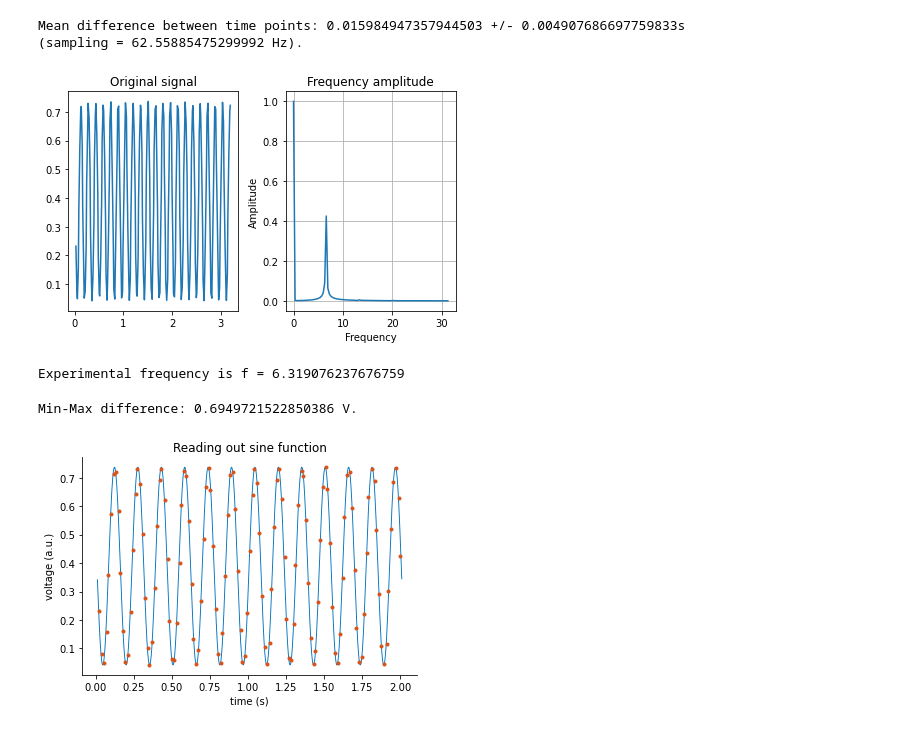
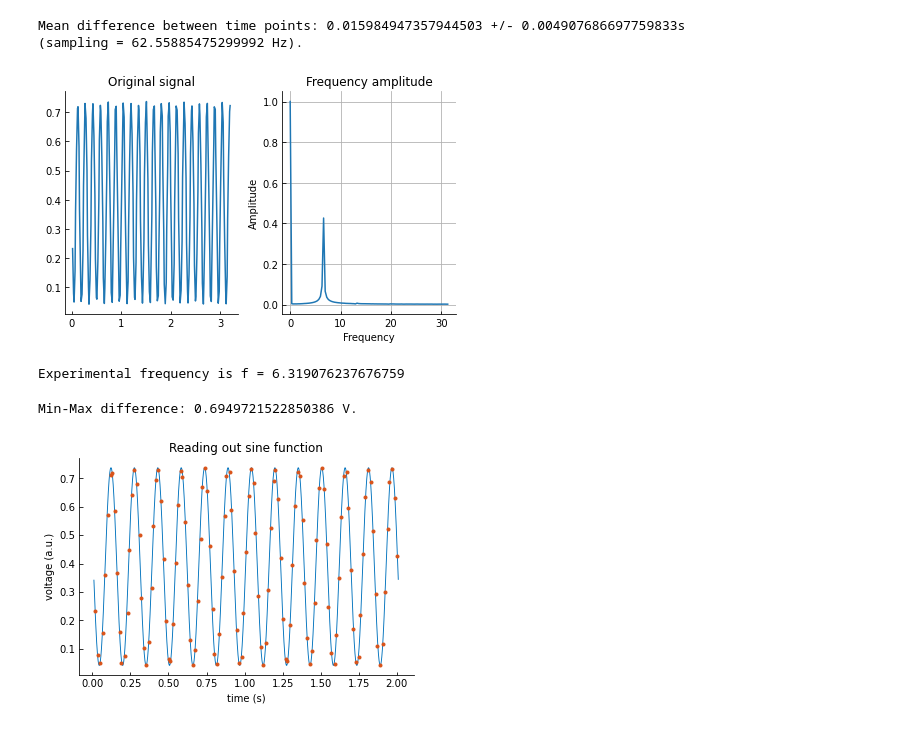
Before and after one commit to mufpga/analysis, a Jupyter notebook: analog_input.ipynb, the cells around one changed output. Saved outputs shown, nothing was run; the diff lists cells and outputs as text; code cells hidden in the pictures.

```diff
--- a/analog_input.ipynb
+++ b/analog_input.ipynb
@@ -4,7 +14,14 @@ import numpy as np
 import pandas as pd
 
 %matplotlib inline
+import matplotlib as mpl
 import matplotlib.pyplot as plt
+
+# define some matplotlib style for all figures
+mpl.rcParams['axes.spines.right'] = False
+mpl.rcParams['axes.spines.top'] = False
+mpl.rcParams['xtick.direction'] = 'in'
+mpl.rcParams['ytick.direction'] = 'in'
 # %% [markdown]
 # Linearity
 # %%
@@ -17,7 +34,7 @@ def load_single_linear(path):
     v_true = path[last:path.find(end)]
 
     with open(path) as f:
-        lines = f.readlines()[1:]
+        lines = f.readlines()[0:]
         v = np.zeros((len(lines), 1))
 
         for i, l in enumerate(lines):
@@ -149,7 +168,7 @@ f_ind = np.argmax(y_fft[1:]) # Finds the index of the max != 0
 f_exp = freq_x_axis[f_ind]
 print(f"Experimental frequency is f = {f_exp}")
 # %% [output]
-[figure, old version]
+[figure, new version]
 Experimental frequency is f = 6.319076237676759
 # %%
 from scipy.optimize import curve_fit
@@ -175,18 +194,19 @@ Min-Max difference: 0.6949721522850386 V.
 # %%
 # Plot
 ax = plt.subplot(111)
 
 tmax = int(2 / mean_dt)
 
 plt.plot(t_sub, signal, '-', color = get_color(0), linewidth = 0.9)
 plt.plot(t[:tmax], y[:tmax], '.', color = get_color(1))
 
 plt.title('Reading out sine function')
 plt.xlabel('time (s)')
 plt.ylabel('voltage (a.u.)')
 
-# Hide the right and top spines
-ax.spines['right'].set_visible(False)
-ax.spines['top'].set_visible(False)
+
+dir_path = 'figs/'
+if not os.path.isdir(dir_path): os.mkdir(dir_path)
+plt.savefig(dir_path+'fig_3c_adc_sin.eps', format='eps')
 # %% [output]
-[figure, old version]
+[figure, new version]
```
Also changed, not shown: parts of 3 cells of this notebook, 1 other file.
